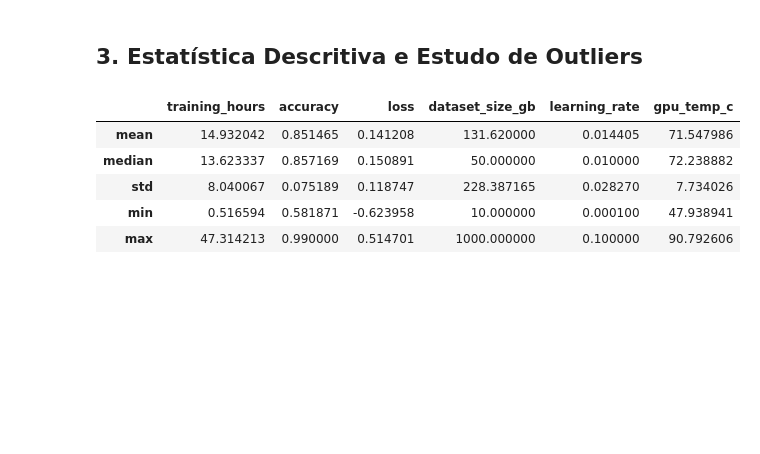
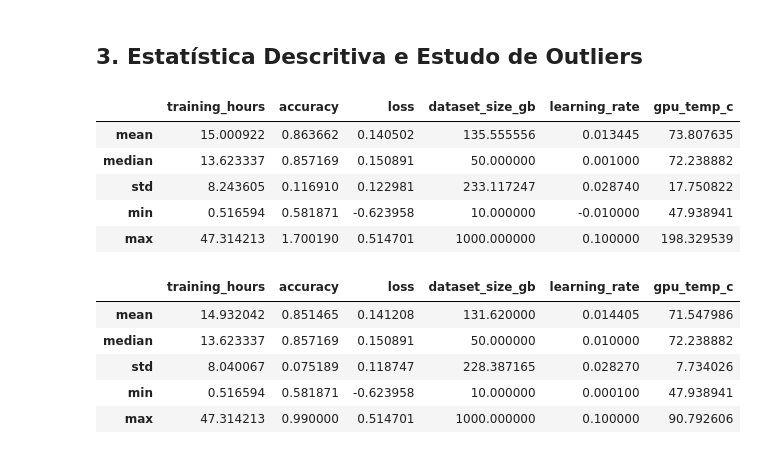
Before and after one commit to Malu-MDA/Exploratory-Data-Analysis, a Jupyter notebook: Avaliação_Parcial_01_DataAnalysis.ipynb, the cells around one changed output. Cells and saved outputs as stored; diff of their text form; code cells hidden in the pictures; blank space fills up the shorter version.

```diff
--- a/Avaliação_Parcial_01_DataAnalysis.ipynb
+++ b/Avaliação_Parcial_01_DataAnalysis.ipynb
@@ -216,5 +226,20 @@ GPU temperature > 100°C: 0
 # %% [markdown]
 ## 3. Estatística Descritiva e Estudo de Outliers
+# %%
+# Estatísticas descritivas antes da limpeza
+
+estatisticas_antes = df_antes[colunas_numericas].agg(
+    ["mean", "median", "std", "min", "max"]
+)
+
+estatisticas_antes
+# %% [output]
+|  | training_hours | accuracy | loss | dataset_size_gb | learning_rate | gpu_temp_c |
+| mean | 15.000922 | 0.863662 | 0.140502 | 135.555556 | 0.013445 | 73.807635 |
+| median | 13.623337 | 0.857169 | 0.150891 | 50.000000 | 0.001000 | 72.238882 |
+| std | 8.243605 | 0.116910 | 0.122981 | 233.117247 | 0.028740 | 17.750822 |
+| min | 0.516594 | 0.581871 | -0.623958 | 10.000000 | -0.010000 | 47.938941 |
+| max | 47.314213 | 1.700190 | 0.514701 | 1000.000000 | 0.100000 | 198.329539 |
 # %%
 estatisticas = df[colunas_numericas].agg(
     ["mean", "median", "std", "min", "max"]
```
Also changed, not shown: parts of 12 cells of this notebook.
